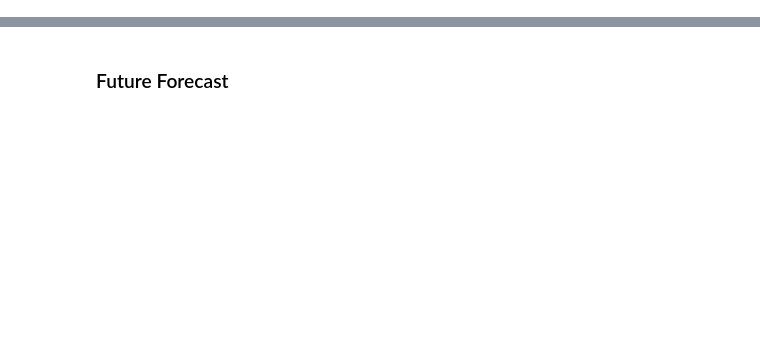
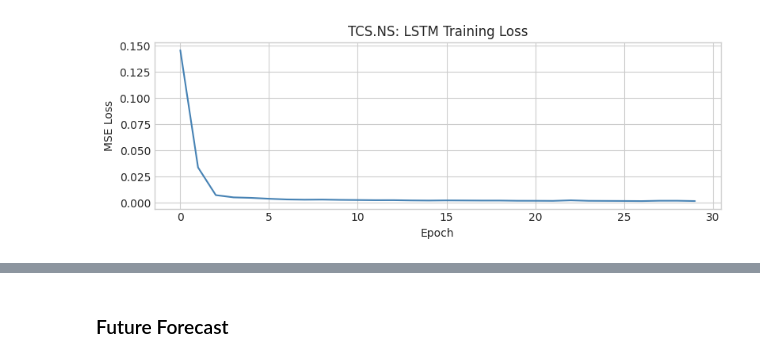
Before and after one commit to harveenkaur282-web/Data-Driven-Stock-Analysis-using-Time-Series-Models-on-StockGro, a Jupyter notebook: notebooks-experiments/lstm_gru_model.ipynb, the cells around one changed output, grey strips where cells are left out. Drawn from its saved outputs; the diff is of its cells as text; code cells hidden in the pictures; blank space fills up the shorter version.

```diff
--- a/notebooks-experiments/lstm_gru_model.ipynb
+++ b/notebooks-experiments/lstm_gru_model.ipynb
@@ -54,13 +59,12 @@ print(f"Test scaled shape:  {te_sc.shape}")
 # %%
-# Train LSTM
 lstm_model = LSTMModel(hidden_size=64)
 losses = train_model(lstm_model, tr_sc, seq_len=SEQ_LEN, epochs=EPOCHS)
 
-# Training loss curve
 fig, ax = plt.subplots(figsize=(8, 3))
 ax.plot(losses, color="steelblue")
 ax.set_xlabel("Epoch")
 ax.set_ylabel("MSE Loss")
-ax.set_title(f"{TICKER} — LSTM Training Loss")
+ax.set_title(f"{TICKER}: LSTM Training Loss")
 plt.tight_layout()
 plt.show()
+# %% [output]
@@ -67 +74,2 @@ plt.show()
+[figure, added]
 # %%
```
Also changed, not shown: parts of 17 cells of this notebook, 29 other files.
